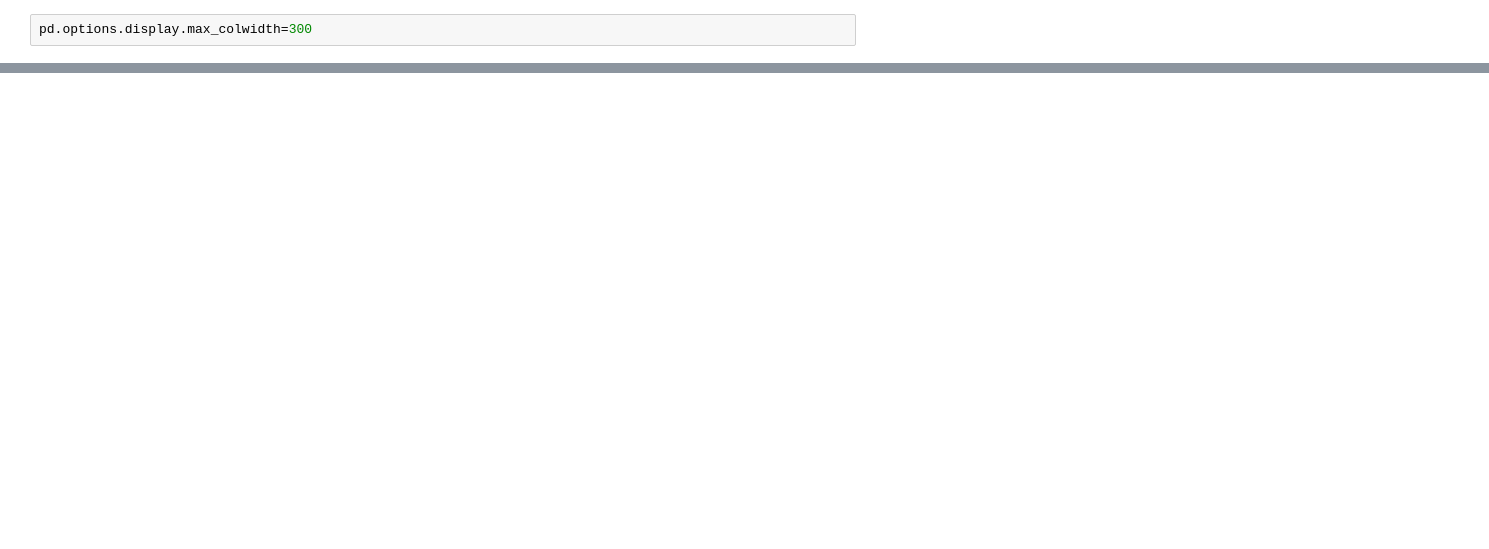
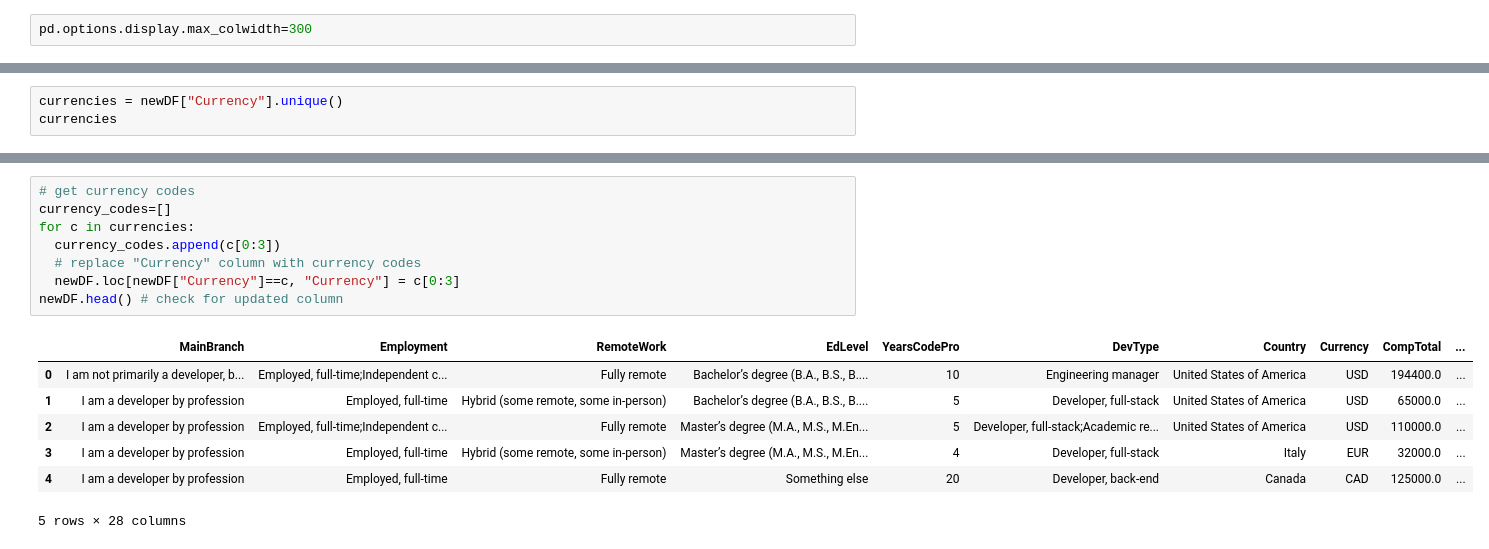
Before and after one commit to ColonShort/Project-4, a Jupyter notebook: Survey Results.ipynb, the cells around one changed output, grey strips where cells are left out. Saved outputs shown, nothing was run; the diff lists cells and outputs as text; blank space fills up the shorter version.

Commit message:
Cleaned Currency column

```diff
--- a/Survey Results.ipynb
+++ b/Survey Results.ipynb
@@ -41,0 +156,3 @@ newDF.to_csv("clea")
+# %%
+currencies = newDF["Currency"].unique()
+currencies
@@ -41,0 +177,16 @@ newDF.to_csv("clea")
+# %%
+# get currency codes
+currency_codes=[]
+for c in currencies:
+  currency_codes.append(c[0:3])
+  # replace "Currency" column with currency codes
+  newDF.loc[newDF["Currency"]==c, "Currency"] = c[0:3]
+newDF.head() # check for updated column
+# %% [output]
+|  | MainBranch | Employment | RemoteWork | EdLevel | YearsCodePro | DevType | Country | Currency | CompTotal | ... |
+| 0 | I am not primarily a developer, b... | Employed, full-time;Independent c... | Fully remote | Bachelor’s degree (B.A., B.S., B.... | 10 | Engineering manager | United States of America | USD | 194400.0 | ... |
+| 1 | I am a developer by profession | Employed, full-time | Hybrid (some remote, some in-person) | Bachelor’s degree (B.A., B.S., B.... | 5 | Developer, full-stack | United States of America | USD | 65000.0 | ... |
+| 2 | I am a developer by profession | Employed, full-time;Independent c... | Fully remote | Master’s degree (M.A., M.S., M.En... | 5 | Developer, full-stack;Academic re... | United States of America | USD | 110000.0 | ... |
+| 3 | I am a developer by profession | Employed, full-time | Hybrid (some remote, some in-person) | Master’s degree (M.A., M.S., M.En... | 4 | Developer, full-stack | Italy | EUR | 32000.0 | ... |
+| 4 | I am a developer by profession | Employed, full-time | Fully remote | Something else | 20 | Developer, back-end | Canada | CAD | 125000.0 | ... |
+5 rows × 28 columns
```
Also changed, not shown: parts of 17 cells of this notebook, 2 other files.
